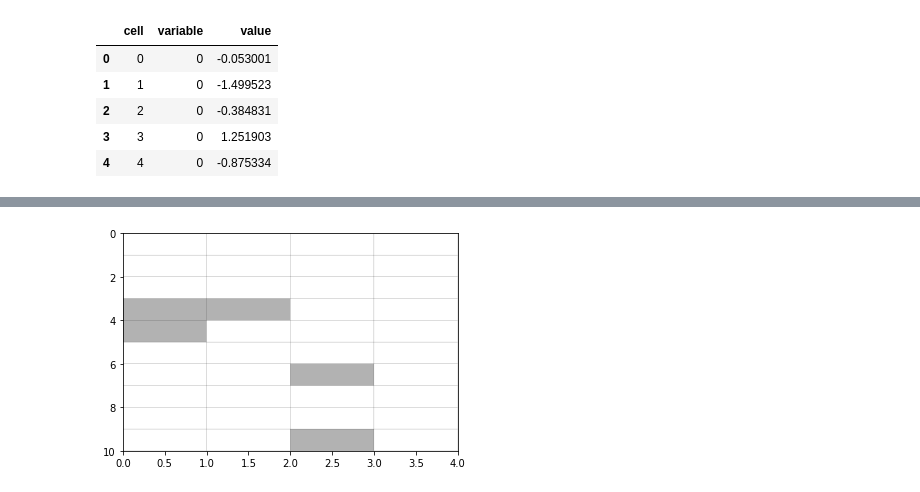
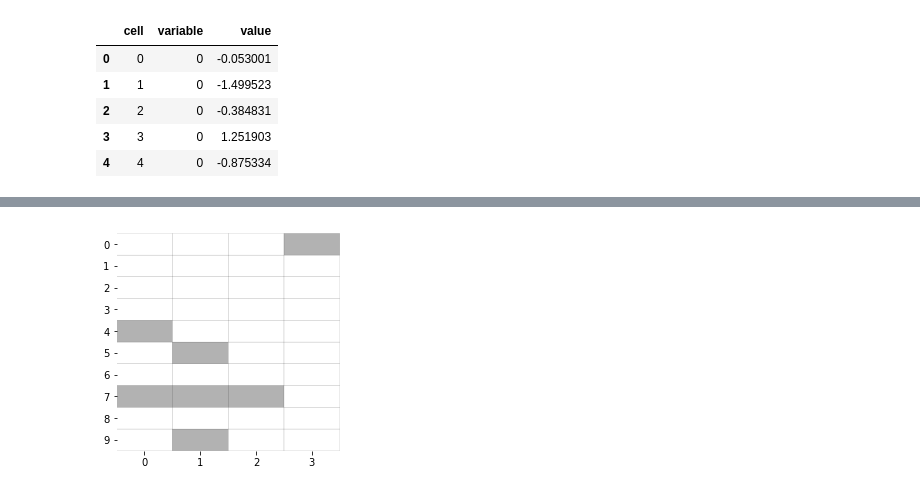
Before and after one commit to Teichlab/RCA, a Jupyter notebook: mini-batch-sgd/Block visualization.ipynb, the cells around one changed output, grey strips where cells are left out. Saved outputs shown, nothing was run; the diff lists cells and outputs as text; code cells hidden in the pictures.

```diff
--- a/mini-batch-sgd/Block visualization.ipynb
+++ b/mini-batch-sgd/Block visualization.ipynb
@@ -77,0 +70,5 @@ plt.gca().invert_yaxis();
+# %%
+plt.rcParams['axes.spines.right'] = False
+plt.rcParams['axes.spines.top'] = False
+plt.rcParams['axes.spines.left'] = False
+plt.rcParams['axes.spines.bottom'] = False
@@ -95,0 +261,3 @@ plt.gca().invert_yaxis();
+# %%
+batch_size = 7
+k = 1
@@ -96,9 +275,15 @@ plt.gca().invert_yaxis();
 # %%
+figsize(4, 4)
+
 M = df.drop('cell', 1) * 0
-for i, j in zip(long_s.iloc[:5].cell, long_s.iloc[:5].variable):
+for i, j in zip(long_s.iloc[k * batch_size:(k + 1) * batch_size].cell,
+                long_s.iloc[k * batch_size:(k + 1) * batch_size].variable):
     M.loc[i, j] = 1
 
 plt.pcolor(M, edgecolor='k', cmap=cm.Greys, alpha=0.3, )
 plt.gca().invert_yaxis();
+
+plt.xticks(np.arange(4) + 0.5, np.arange(4));
+plt.yticks(np.arange(10) + 0.5, np.arange(10));
 # %% [output]
-[figure, old version]
+[figure, new version]
```
Also changed, not shown: parts of 10 cells of this notebook.
